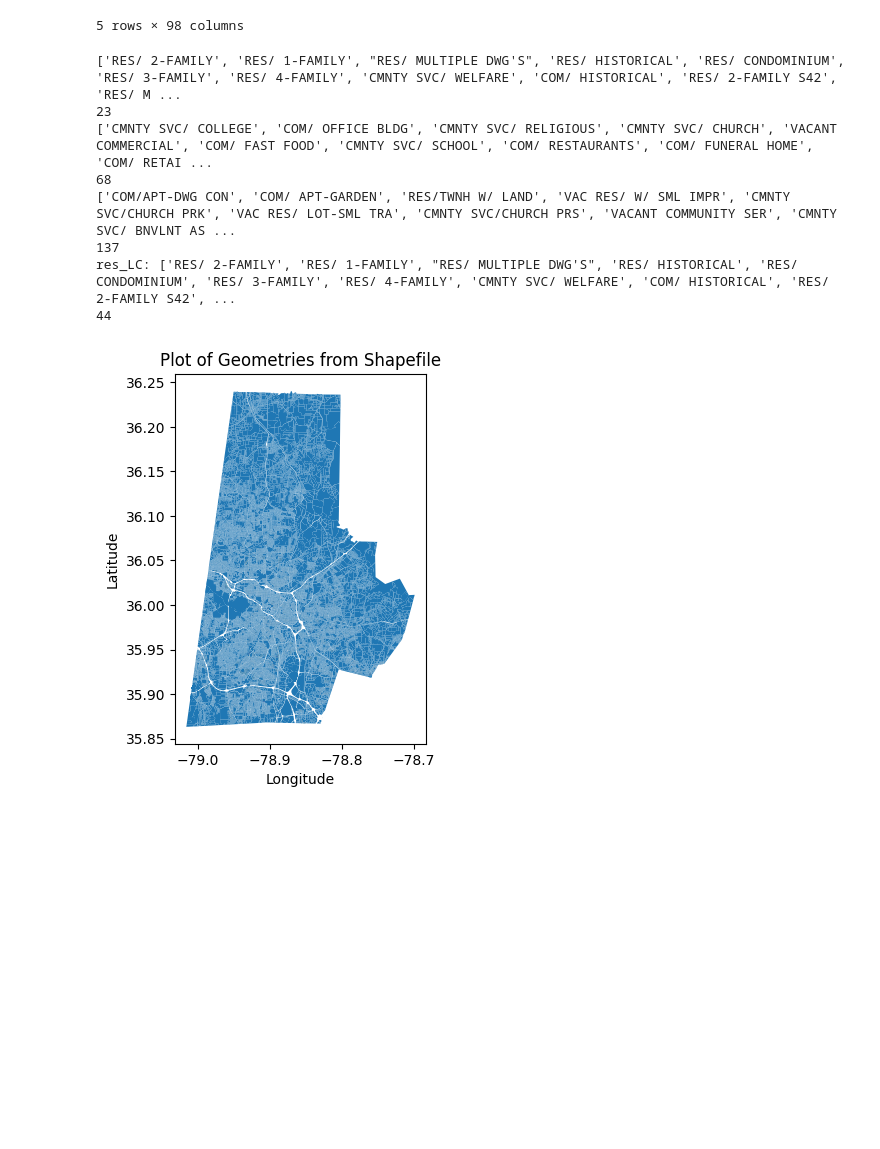
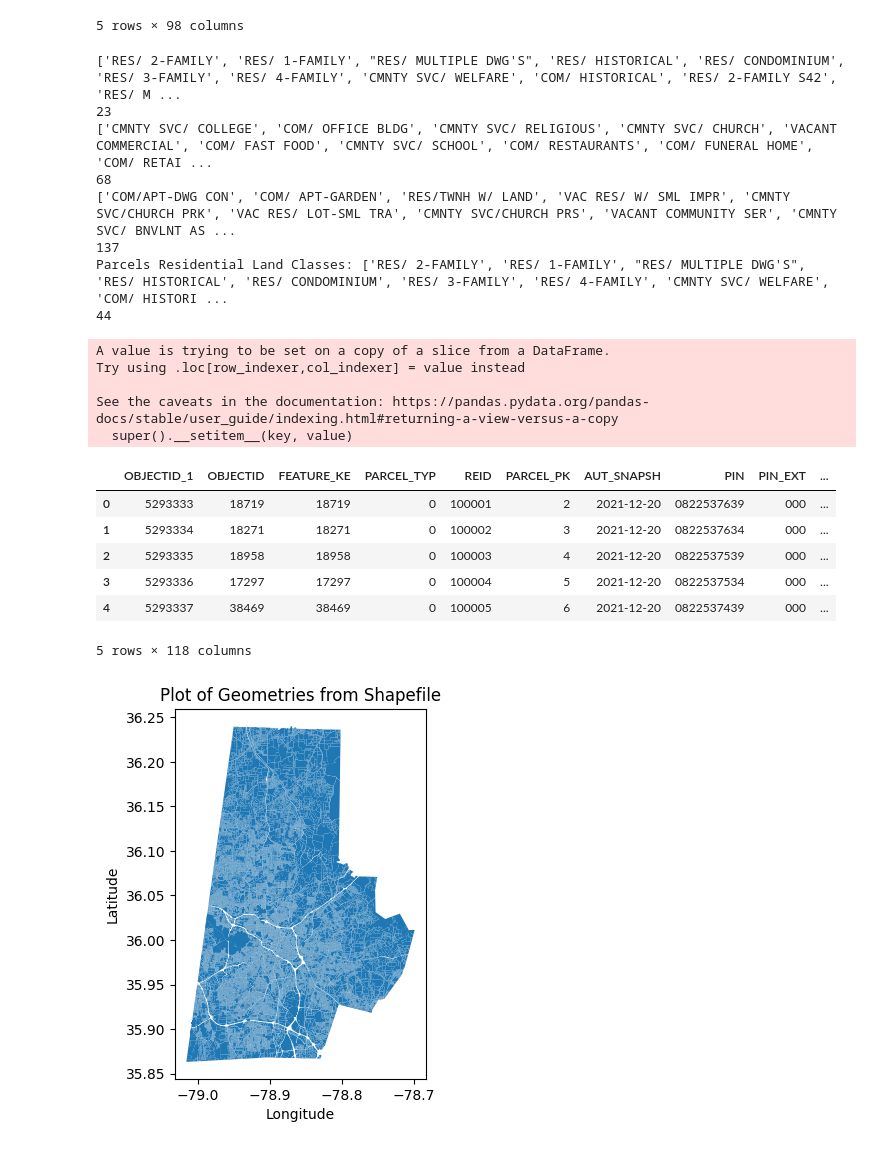
Before and after one commit to alexbarr1303/durham-public-schools, a Jupyter notebook: src/joins.ipynb, the cells around one changed output. Saved outputs shown, nothing was run; the diff lists cells and outputs as text; code cells hidden in the pictures; blank space fills up the shorter version.

```diff
--- a/src/joins.ipynb
+++ b/src/joins.ipynb
@@ -19,6 +19,7 @@ parcels.head()
 # Compare land classes in parcels data and land class dataset from Vitaly
 import pandas as pd
 
+# Export unique land classes of each dataset to a list
 parcels_unique = pd.Series(parcels['LAND_CLASS'].unique())
 parcels_unique_list = parcels_unique.tolist()
 vitaly_unique = pd.Series(landclasses['landuse_desc'].unique())
@@ -28,23 +29,26 @@ vitaly_unique_list = vitaly_unique.tolist()
 LC_intersection = [lc for lc in parcels_unique_list if lc in vitaly_unique_list]
 parcels_only_LC = [lc for lc in parcels_unique_list if lc not in vitaly_unique_list]
 
+
+# Find residential land classes present in both
 LC_int_res = []
 for lc in LC_intersection:
     housing_type_value = landclasses[landclasses['landuse_desc'] == lc]['housing_type'].values
     if len(housing_type_value) > 0 and housing_type_value[0] != 'non-res':
         LC_int_res.append(lc)
 
+# Find non-residential land classes present in both
 LC_int_non_res = [lc for lc in LC_intersection if lc not in LC_int_res]
 
 # Print the resulting lists
-print(LC_int_res) # Confirmed Residential Land Classes from Vitaly
+print(LC_int_res) # Confirmed Residential Land Classes present in both
 print(len(LC_int_res))
-print(LC_int_non_res) # Confirmed Non-Residential Land Classes from Vitaly
+print(LC_int_non_res) # Confirmed Non-Residential Land Classes present in both
 print(len(LC_int_non_res))
 print(parcels_only_LC) # Land Classes Unique to Parcels Data
 print(len(parcels_only_LC))
 
-# Land Classes Checked Individually:
+# Unique Residential Land Classes from Parcels Data Checked Individually:
 additional_land_classes = [
     'COM/APT-DWG CON',
     'COM/ APT-GARDEN',
@@ -72,10 +76,10 @@ additional_land_classes = [
 # Create a new list that is a copy of LC_int_res
 res_LC = LC_int_res.copy()
 
-# Append the new land classes to the new list
+# Append the individually checked land classes
 res_LC.extend(additional_land_classes)
 
-print("res_LC:", res_LC)
+print("Parcels Residential Land Classes:", res_LC)
 print(len(res_LC))
 # %% [output]
 ['RES/ 2-FAMILY', 'RES/ 1-FAMILY', "RES/ MULTIPLE DWG'S", 'RES/ HISTORICAL', 'RES/ CONDOMINIUM', 'RES/ 3-FAMILY', 'RES/ 4-FAMILY', 'CMNTY SVC/ WELFARE', 'COM/ HISTORICAL', 'RES/ 2-FAMILY S42', 'RES/ M ...
@@ -84,7 +88,7 @@ print(len(res_LC))
 68
 ['COM/APT-DWG CON', 'COM/ APT-GARDEN', 'RES/TWNH W/ LAND', 'VAC RES/ W/ SML IMPR', 'CMNTY SVC/CHURCH PRK', 'VAC RES/ LOT-SML TRA', 'CMNTY SVC/CHURCH PRS', 'VACANT COMMUNITY SER', 'CMNTY SVC/ BNVLNT AS ...
 137
-res_LC: ['RES/ 2-FAMILY', 'RES/ 1-FAMILY', "RES/ MULTIPLE DWG'S", 'RES/ HISTORICAL', 'RES/ CONDOMINIUM', 'RES/ 3-FAMILY', 'RES/ 4-FAMILY', 'CMNTY SVC/ WELFARE', 'COM/ HISTORICAL', 'RES/ 2-FAMILY S42', ...
+Parcels Residential Land Classes: ['RES/ 2-FAMILY', 'RES/ 1-FAMILY', "RES/ MULTIPLE DWG'S", 'RES/ HISTORICAL', 'RES/ CONDOMINIUM', 'RES/ 3-FAMILY', 'RES/ 4-FAMILY', 'CMNTY SVC/ WELFARE', 'COM/ HISTORI ...
 44
 # %%
 # Create new dataframe containing only residential land classes
@@ -93,6 +97,36 @@ parcels_res = parcels[parcels['LAND_CLASS'].isin(res_LC)]
 parcels_res.to_csv('ParcelsRES.csv')
 # %%
 parcels_res.to_file("parcels_res.gdb")
+# %%
+# Merge Dwelling Unit csv to parcels_res
+
+dwelling_units = pd.read_csv("../data/DwellingUnits.csv")
+
+parcels_res['REID'] = parcels_res['REID'].astype(str)
+dwelling_units['Parcel_Num'] = dwelling_units['Parcel_Num'].astype(str)
+
+# Merge parcels_res with dwelling_units
+merged_df = parcels_res.merge(dwelling_units, left_on='REID', right_on='Parcel_Num', how='left')
+
+merged_df['Current_Us'] = merged_df['Current_Us'].fillna('N/A')
+merged_df['DU_Est'] = merged_df['DU_Est'].fillna('N/A')
+
+merged_df.to_csv("ResParcelsDU.csv")
+
+merged_df.head()
+# %% [output]
+A value is trying to be set on a copy of a slice from a DataFrame.
+Try using .loc[row_indexer,col_indexer] = value instead
+
+See the caveats in the documentation: https://pandas.pydata.org/pandas-docs/stable/user_guide/indexing.html#returning-a-view-versus-a-copy
+  super().__setitem__(key, value)
+|  | OBJECTID_1 | OBJECTID | FEATURE_KE | PARCEL_TYP | REID | PARCEL_PK | AUT_SNAPSH | PIN | PIN_EXT | ... |
+| 0 | 5293333 | 18719 | 18719 | 0 | 100001 | 2 | 2021-12-20 | 0822537639 | 000 | ... |
+| 1 | 5293334 | 18271 | 18271 | 0 | 100002 | 3 | 2021-12-20 | 0822537634 | 000 | ... |
+| 2 | 5293335 | 18958 | 18958 | 0 | 100003 | 4 | 2021-12-20 | 0822537539 | 000 | ... |
+| 3 | 5293336 | 17297 | 17297 | 0 | 100004 | 5 | 2021-12-20 | 0822537534 | 000 | ... |
+| 4 | 5293337 | 38469 | 38469 | 0 | 100005 | 6 | 2021-12-20 | 0822537439 | 000 | ... |
+5 rows × 118 columns
 # %%
 # Plot the GeoDataFrame
 parcels.plot()
```
Also changed, not shown: 1 other file.
